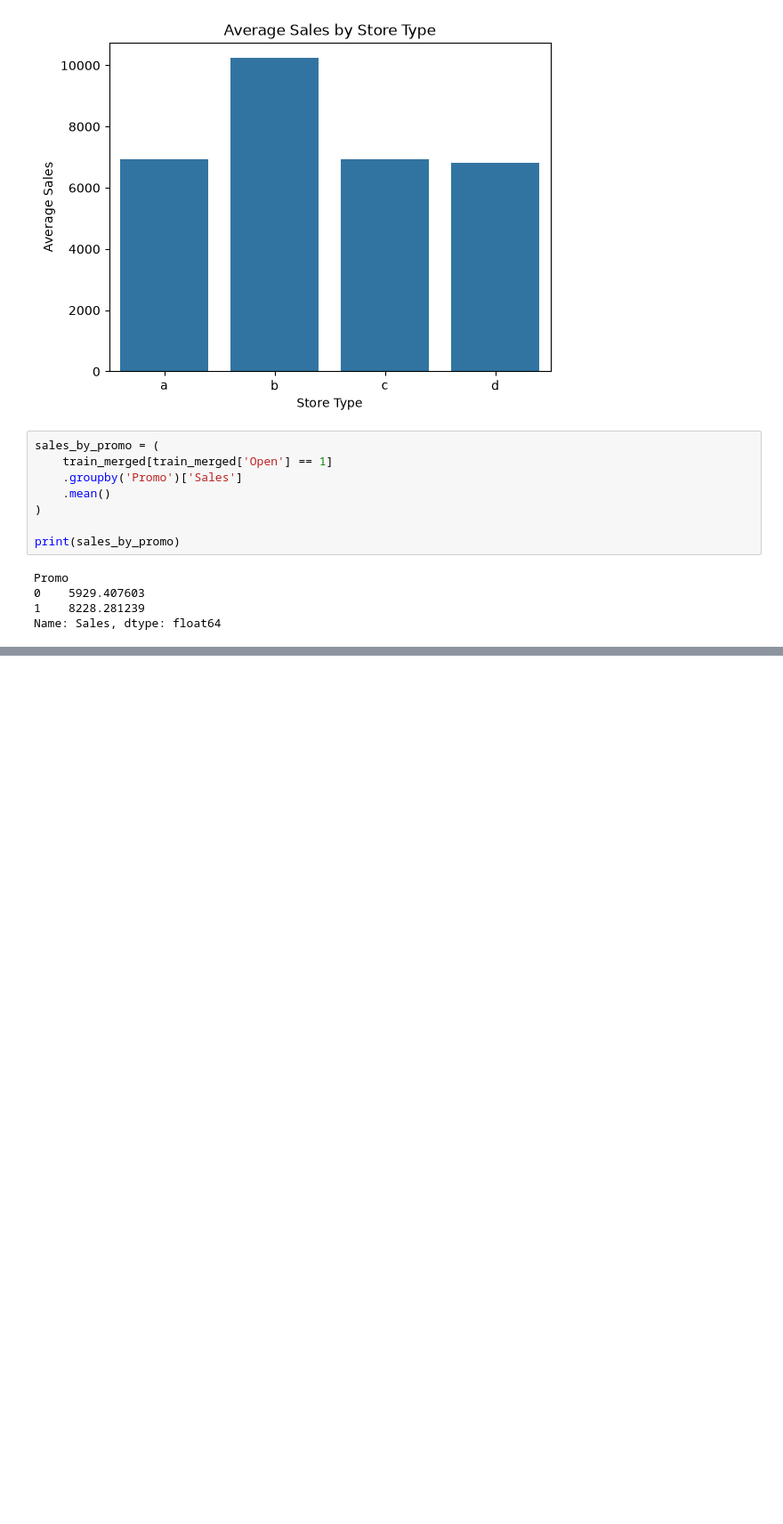
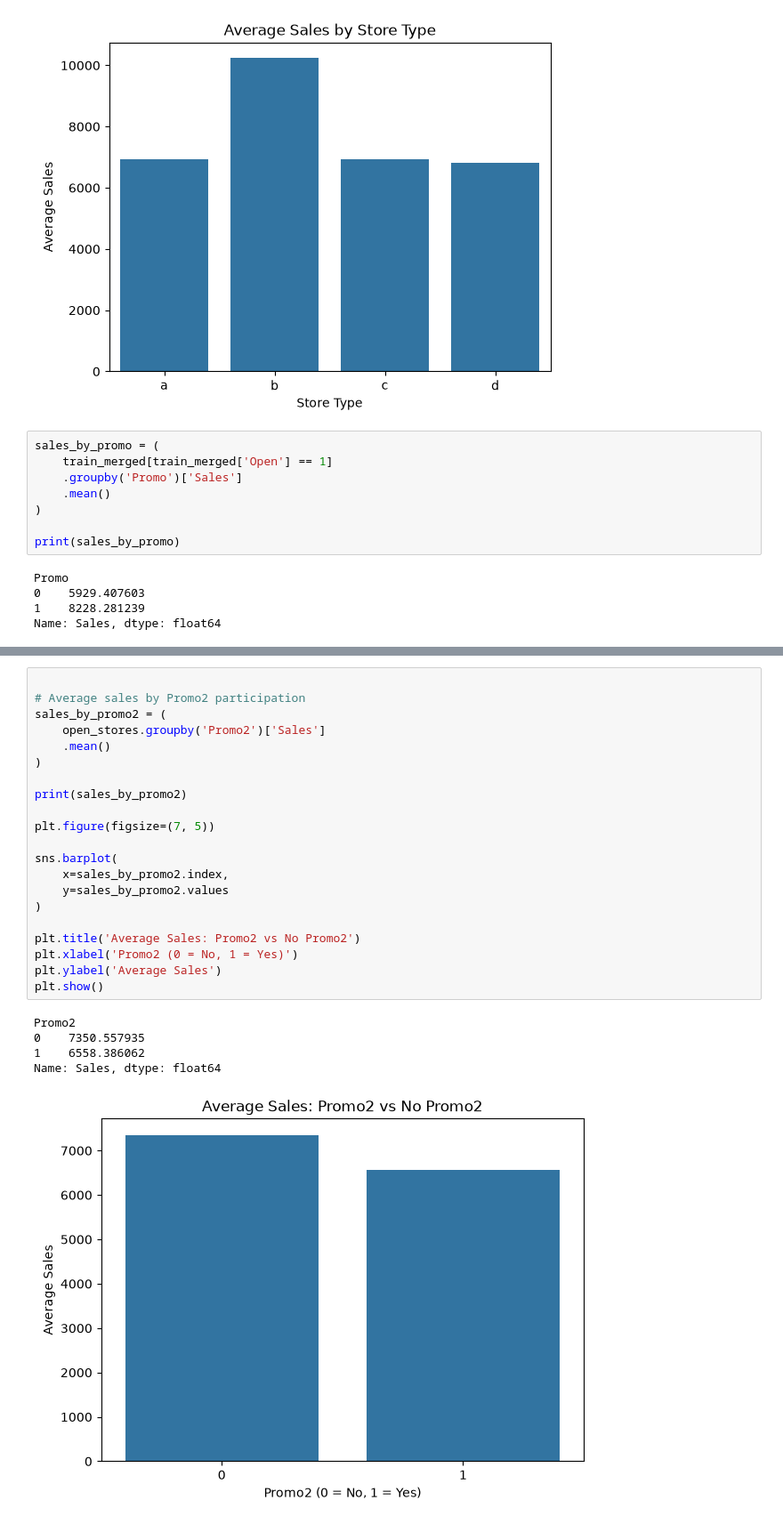
Before and after one commit to MaryamHashemi2002/Retail-Sales-Forecasting-ML, a Jupyter notebook: notebooks/01_data_exploration.ipynb, the cells around one changed output, grey strips where cells are left out. Shown at 89% size. Saved outputs shown, nothing was run; the diff lists cells and outputs as text; blank space fills up the shorter version.

```diff
--- a/notebooks/01_data_exploration.ipynb
+++ b/notebooks/01_data_exploration.ipynb
@@ -834,0 +916,27 @@ plt.show()
+# %%
+
+# Average sales by Promo2 participation
+sales_by_promo2 = (
+    open_stores.groupby('Promo2')['Sales']
+    .mean()
+)
+
+print(sales_by_promo2)
+
+plt.figure(figsize=(7, 5))
+
+sns.barplot(
+    x=sales_by_promo2.index,
+    y=sales_by_promo2.values
+)
+
+plt.title('Average Sales: Promo2 vs No Promo2')
+plt.xlabel('Promo2 (0 = No, 1 = Yes)')
+plt.ylabel('Average Sales')
+plt.show()
+# %% [output]
+Promo2
+0    7350.557935
+1    6558.386062
+Name: Sales, dtype: float64
+[figure, added]
```
Also changed, not shown: parts of 13 cells of this notebook.
